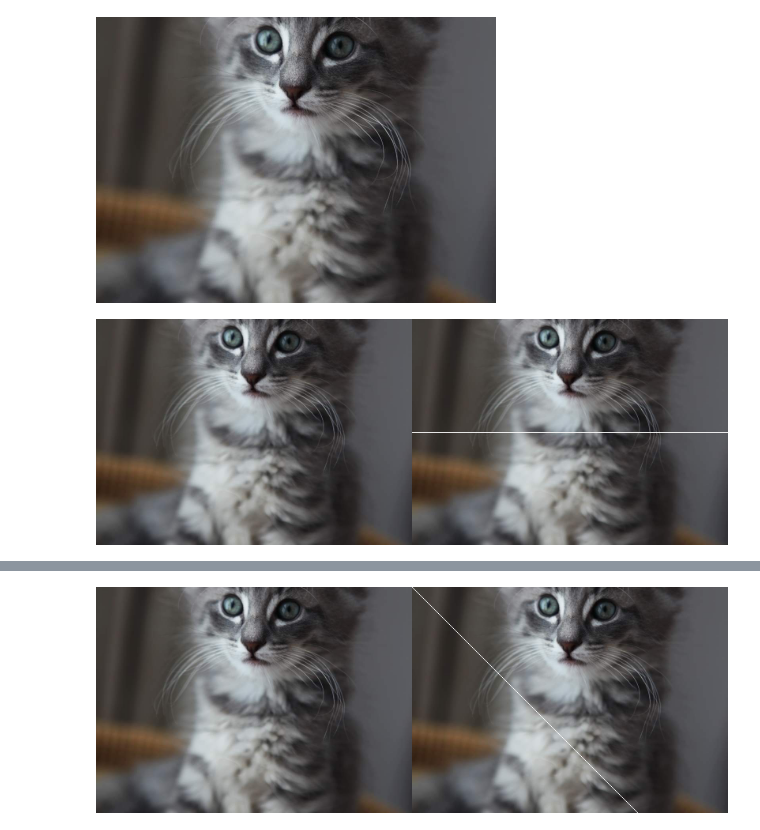
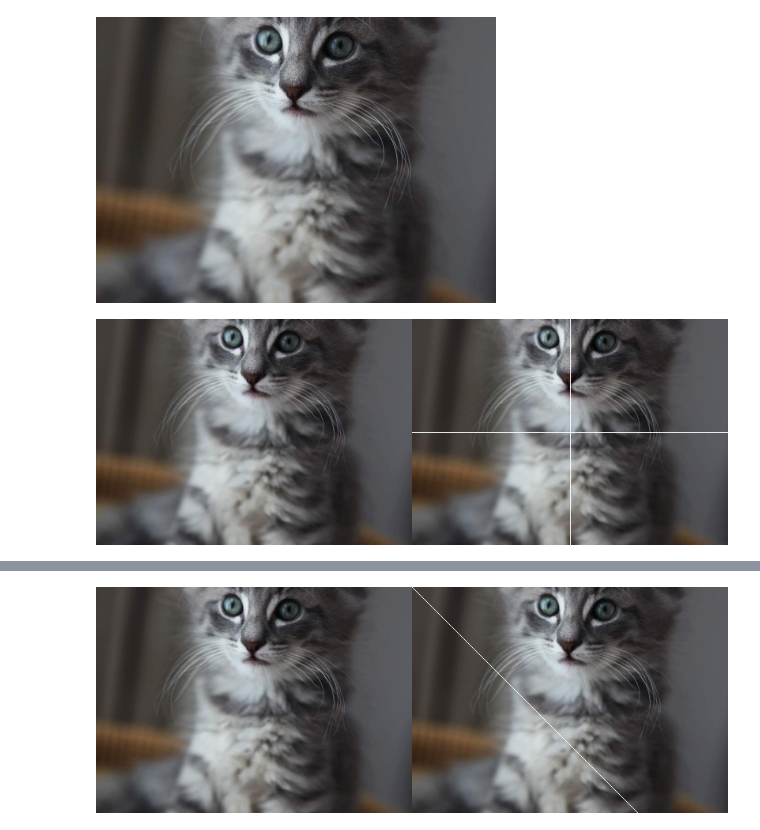
Before and after one commit to refido/PCVK, a Jupyter notebook: Week1.ipynb, the cells around one changed output, grey strips where cells are left out. Saved outputs shown, nothing was run; the diff lists cells and outputs as text; code cells hidden in the pictures.

```diff
--- a/Week1.ipynb
+++ b/Week1.ipynb
@@ -38,12 +38,16 @@ resolusi image: tinggi x lebar =  286  x  400
 # %%
 image_2 = cv.cvtColor(image, cv.COLOR_BGR2RGB)
 image_3 = cv.cvtColor(image, cv.COLOR_BGR2RGB)
 
 #membuat garis horizontal ditengah image
 for y in range (lebar):
   image_3[int((tinggi)/2),y] = [255,255,255]
 
+#membuat garis vertikal ditengah image
+for z in range (tinggi):
+  image_3[z,int((lebar)/2)] = [255,255,255]
+
 final_frame = cv.hconcat((image_2,image_3))
 cv2_imshow(final_frame)
 # %% [output]
-[figure, old version]
+[figure, new version]
```
Also changed, not shown: parts of 4 cells of this notebook.
